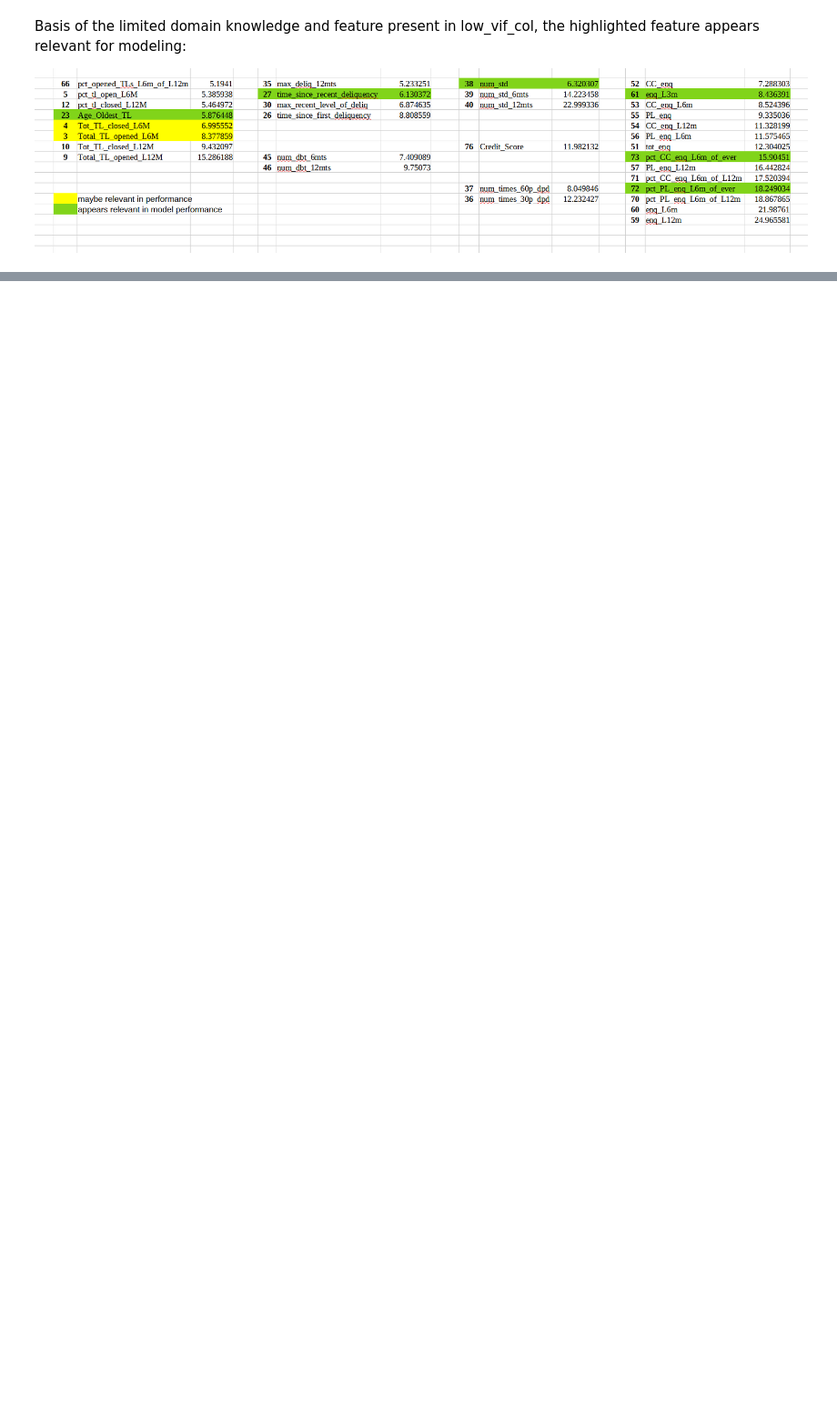
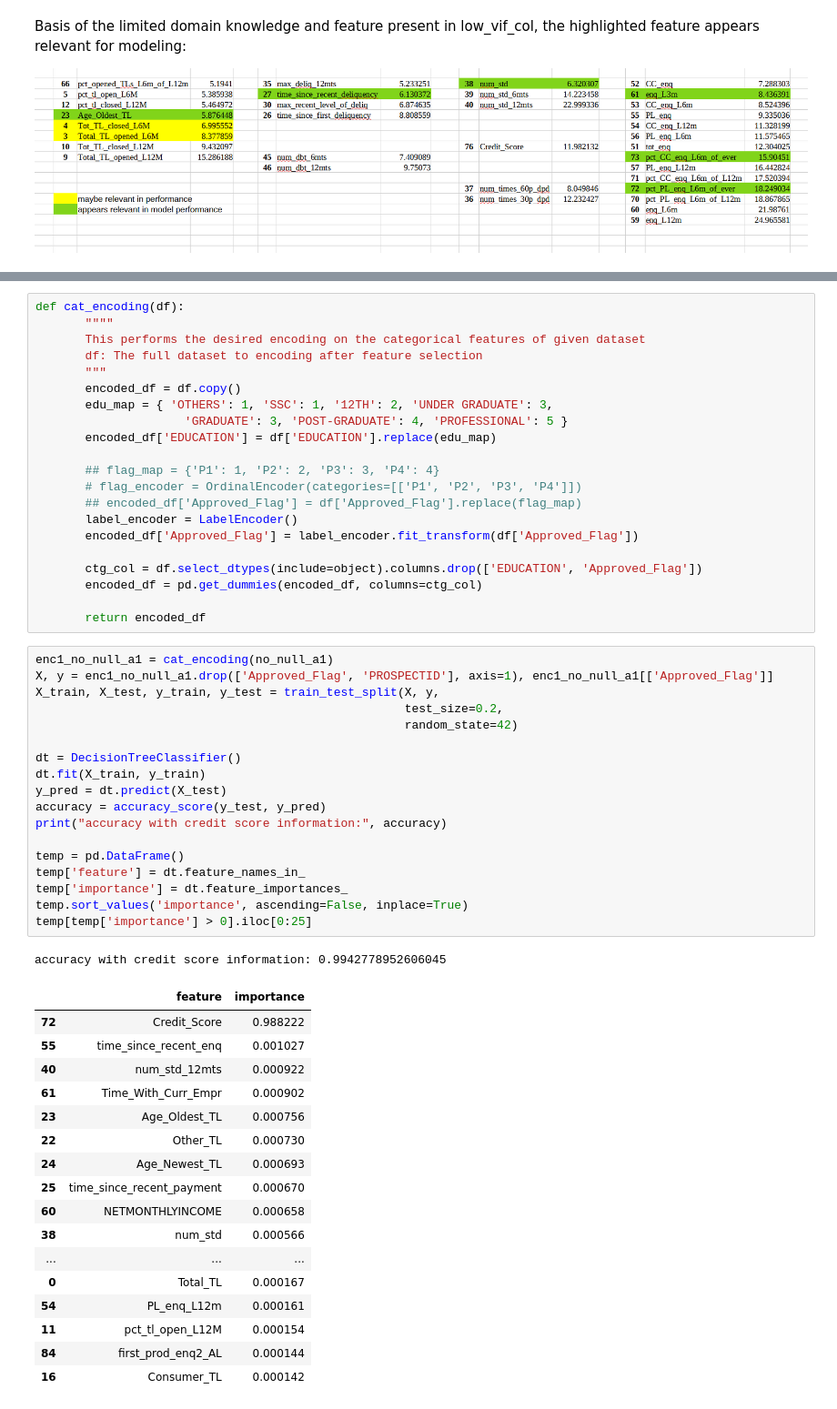
Before and after one commit to shashankgarewal/Credit-Risk-Assessment, a Jupyter notebook: notebook/explore.ipynb, the cells around one changed output, grey strips where cells are left out. Shown at 91% size. Saved outputs shown, nothing was run; the diff lists cells and outputs as text; blank space fills up the shorter version.

```diff
--- a/notebook/explore.ipynb
+++ b/notebook/explore.ipynb
@@ -325,0 +349,58 @@ Basis of the limited domain knowledge and feature present in low_vif_col, the hi
+# %%
+def cat_encoding(df):
+       """"
+       This performs the desired encoding on the categorical features of given dataset
+       df: The full dataset to encoding after feature selection
+       """
+       encoded_df = df.copy()
+       edu_map = { 'OTHERS': 1, 'SSC': 1, '12TH': 2, 'UNDER GRADUATE': 3,
+                     'GRADUATE': 3, 'POST-GRADUATE': 4, 'PROFESSIONAL': 5 }
+       encoded_df['EDUCATION'] = df['EDUCATION'].replace(edu_map)
+
+       ## flag_map = {'P1': 1, 'P2': 2, 'P3': 3, 'P4': 4}
+       # flag_encoder = OrdinalEncoder(categories=[['P1', 'P2', 'P3', 'P4']])
+       ## encoded_df['Approved_Flag'] = df['Approved_Flag'].replace(flag_map)
+       label_encoder = LabelEncoder()
+       encoded_df['Approved_Flag'] = label_encoder.fit_transform(df['Approved_Flag'])
+
+       ctg_col = df.select_dtypes(include=object).columns.drop(['EDUCATION', 'Approved_Flag'])
+       encoded_df = pd.get_dummies(encoded_df, columns=ctg_col)
+
+       return encoded_df
+# %%
+enc1_no_null_a1 = cat_encoding(no_null_a1)
+X, y = enc1_no_null_a1.drop(['Approved_Flag', 'PROSPECTID'], axis=1), enc1_no_null_a1[['Approved_Flag']]
+X_train, X_test, y_train, y_test = train_test_split(X, y,
+                                                    test_size=0.2,
+                                                    random_state=42)
+
+dt = DecisionTreeClassifier()
+dt.fit(X_train, y_train)
+y_pred = dt.predict(X_test)
+accuracy = accuracy_score(y_test, y_pred)
+print("accuracy with credit score information:", accuracy)
+
+temp = pd.DataFrame()
+temp['feature'] = dt.feature_names_in_
+temp['importance'] = dt.feature_importances_
+temp.sort_values('importance', ascending=False, inplace=True)
+temp[temp['importance'] > 0].iloc[0:25]
+# %% [output]
+accuracy with credit score information: 0.9942778952606045
+|  | feature | importance |
+| 72 | Credit_Score | 0.988222 |
+| 55 | time_since_recent_enq | 0.001027 |
+| 40 | num_std_12mts | 0.000922 |
+| 61 | Time_With_Curr_Empr | 0.000902 |
+| 23 | Age_Oldest_TL | 0.000756 |
+| 22 | Other_TL | 0.000730 |
+| 24 | Age_Newest_TL | 0.000693 |
+| 25 | time_since_recent_payment | 0.000670 |
+| 60 | NETMONTHLYINCOME | 0.000658 |
+| 38 | num_std | 0.000566 |
+| ... | ... | ... |
+| 0 | Total_TL | 0.000167 |
+| 54 | PL_enq_L12m | 0.000161 |
+| 11 | pct_tl_open_L12M | 0.000154 |
+| 84 | first_prod_enq2_AL | 0.000144 |
+| 16 | Consumer_TL | 0.000142 |
```
Also changed, not shown: parts of 29 cells of this notebook.
